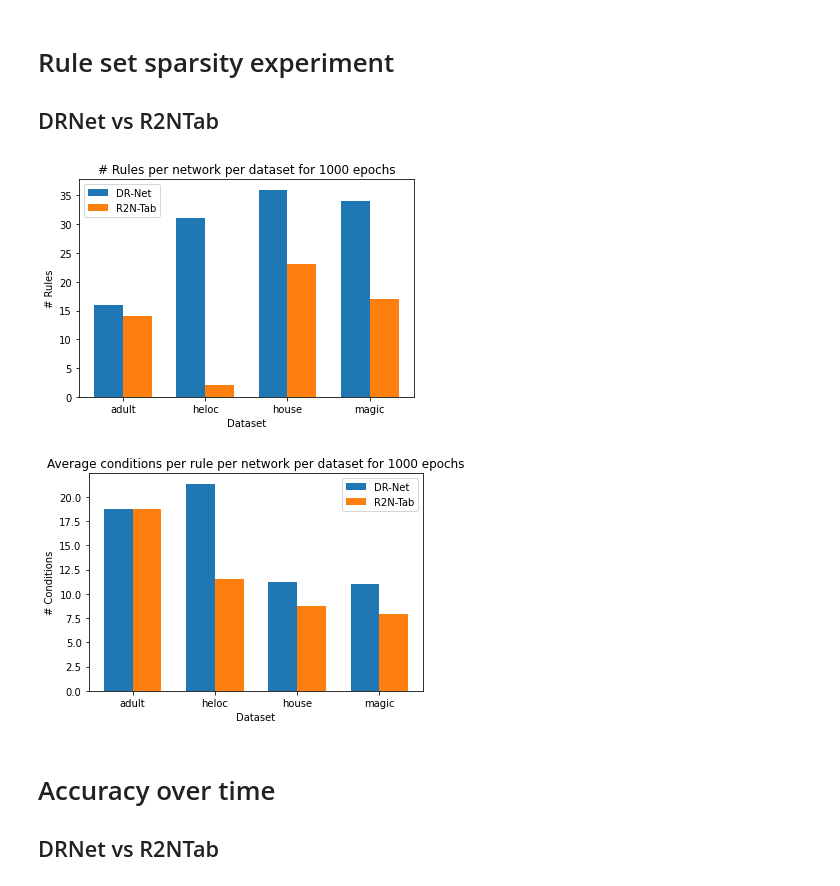
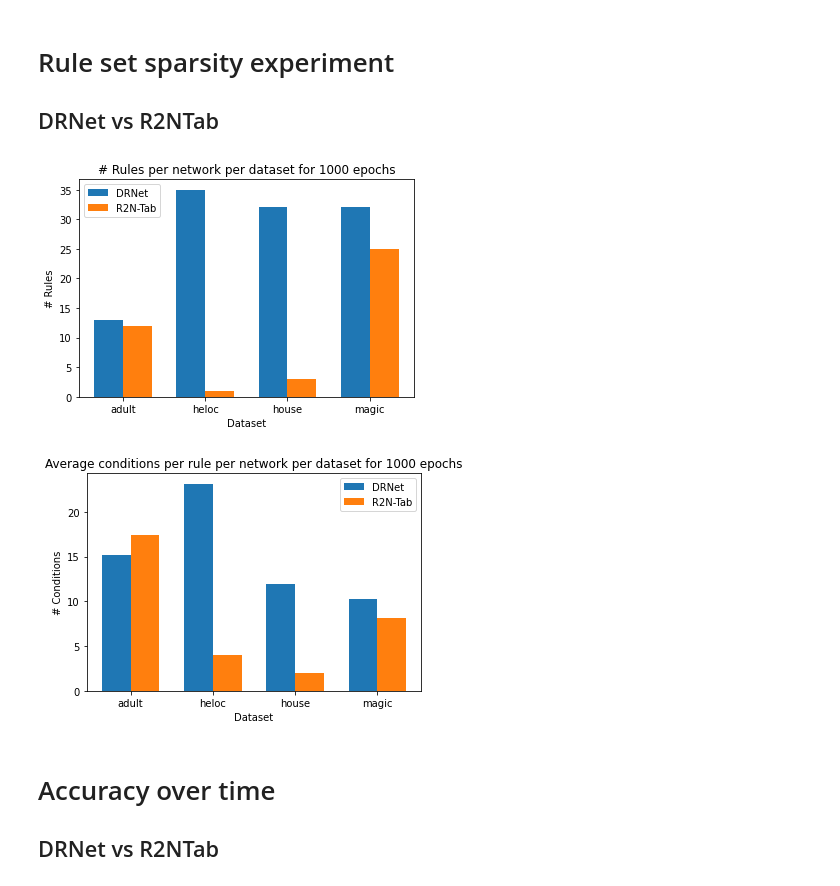
Before and after one commit to mrvanderzwart/R2N-Tab, a Jupyter notebook: experiment1.ipynb, the cells around one changed output. Cells and saved outputs as stored; diff of their text form; code cells hidden in the pictures.

Commit message:
performance

```diff
--- a/experiment1.ipynb
+++ b/experiment1.ipynb
@@ -45,8 +45,8 @@ for name in ['adult', 'heloc', 'house', 'magic']:
     # Train R2N-tab
     # Default learning rate (1e-2), and_lam (1e-2), and and_lam (1e-5) usually work the best.
     net = R2Ntab(train_set[:][0].size(1), 50, 1, 1)
-    accuracies, rules = train_r2ntab(net, train_set, test_set=test_set, device='cpu', lr_cancel=1e-3, lr_rules=1e-2, epochs=1000, batch_size=400,
-                 and_lam=1e-2, or_lam=1e-5, cancel_lam=1e-5, num_alter=500, track_performance=True)
+    accuracies, rules = train_r2ntab(net, train_set, test_set=test_set, device='cpu', lr_cancel=1e-2, lr_rules=1e-2, epochs=1000, batch_size=400,
+                                     and_lam=1e-2, or_lam=1e-5, cancel_lam=1, num_alter=500, track_performance=True)
 
     rule_set = net.get_rules(X_headers)
     R2NTabRulesOverTime.append(rules)
@@ -60,7 +60,7 @@ for name in ['adult', 'heloc', 'house', 'magic']:
 data = np.stack((DRNetFinalRules, R2NTabFinalRules), axis=1)
 
 labels = ['adult', 'heloc', 'house', 'magic']
-legend_labels = ['DR-Net', 'R2N-Tab']
+legend_labels = ['DRNet', 'R2N-Tab']
 
 x_positions = np.arange(len(labels))
 
@@ -76,35 +76,35 @@ ax.set_title('# Rules per network per dataset for 1000 epochs')
 
 ax.set_xticks(x_positions + bar_width / 2)
 ax.set_xticklabels(labels)
 
 ax.legend()
 
 plt.show()
 
 DRNetRuleConditions = np.array(DRNetRuleConditions)
 DRNetFinalRules = np.array(DRNetFinalRules)
 R2NTabRuleConditions = np.array(R2NTabRuleConditions)
 R2NTabFinalRules = np.array(R2NTabFinalRules)
 
 data = np.stack((DRNetRuleConditions / DRNetFinalRules, R2NTabRuleConditions / R2NTabFinalRules), axis=1)
 
 fig, ax = plt.subplots()
 for i in range(data.shape[1]):
     ax.bar(x_positions + i * bar_width, data[:, i], bar_width, label=legend_labels[i])
 
 ax.set_xlabel('Dataset')
 ax.set_ylabel('# Conditions')
 ax.set_title('Average conditions per rule per network per dataset for 1000 epochs')
 
 ax.set_xticks(x_positions + bar_width / 2)
 ax.set_xticklabels(labels)
 
 ax.legend()
 
 plt.show()
 # %% [output]
-[figure, old version]
+[figure, new version]
-[figure, old version]
+[figure, new version]
 # %% [markdown]
 # Accuracy over time
 ## DRNet vs R2NTab
```
Also changed, not shown: parts of 2 cells of this notebook.
